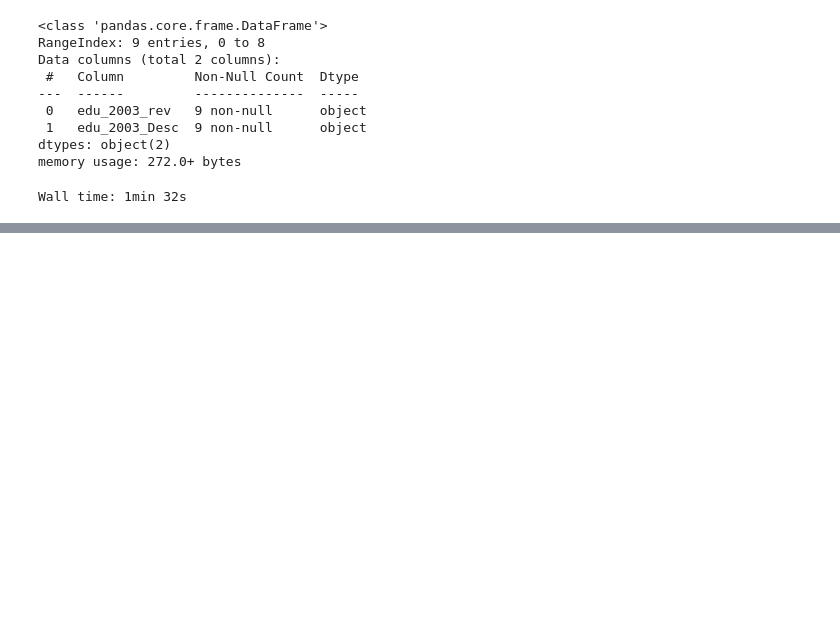
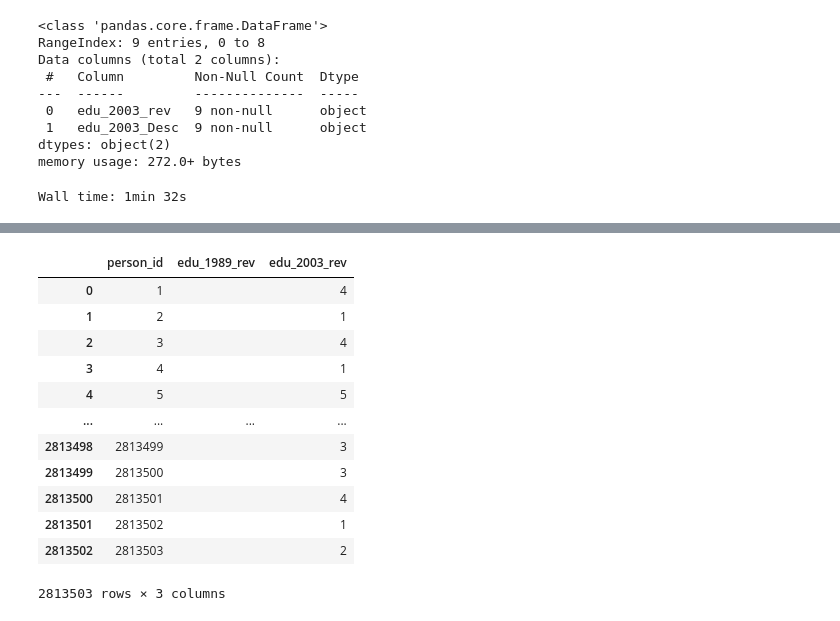
Before and after one commit to swarupmalli/Capstone_Mortality, a Jupyter notebook: preprocess/more_mort_cleaning3_AD.ipynb, the cells around one changed output, grey strips where cells are left out. Cells and saved outputs as stored; diff of their text form; code cells hidden in the pictures; blank space fills up the shorter version.

```diff
--- a/preprocess/more_mort_cleaning3_AD.ipynb
+++ b/preprocess/more_mort_cleaning3_AD.ipynb
@@ -344,0 +357,18 @@ memory usage: 1.8+ GB
+# %%
+m2017_edu = m2017[['person_id', 'edu_1989_rev', 'edu_2003_rev']].copy()
+
+m2017_edu
+# %% [output]
+|  | person_id | edu_1989_rev | edu_2003_rev |
+| 0 | 1 |  | 4 |
+| 1 | 2 |  | 1 |
+| 2 | 3 |  | 4 |
+| 3 | 4 |  | 1 |
+| 4 | 5 |  | 5 |
+| ... | ... | ... | ... |
+| 2813498 | 2813499 |  | 3 |
+| 2813499 | 2813500 |  | 3 |
+| 2813500 | 2813501 |  | 4 |
+| 2813501 | 2813502 |  | 1 |
+| 2813502 | 2813503 |  | 2 |
+2813503 rows × 3 columns
```
Also changed, not shown: parts of 17 cells of this notebook, 3 other files.
